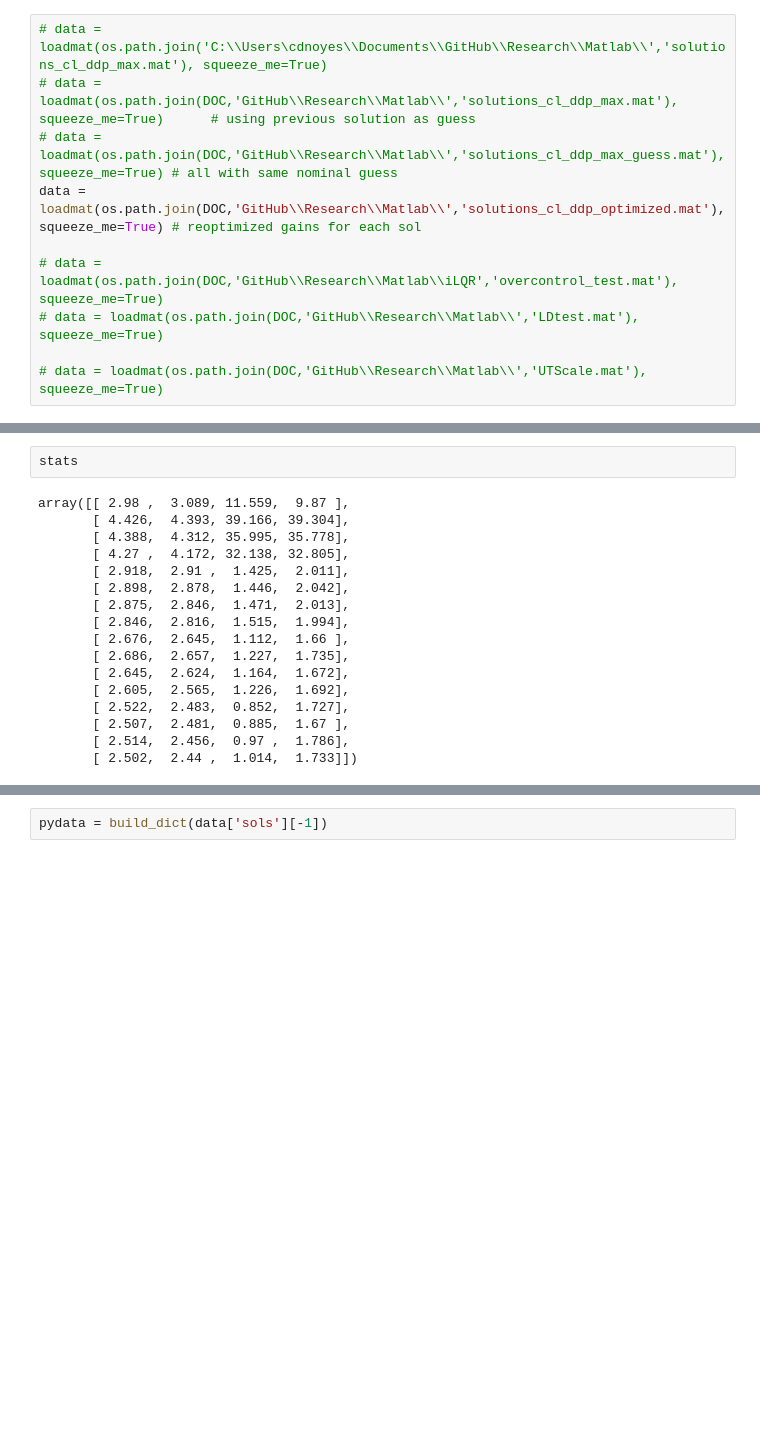
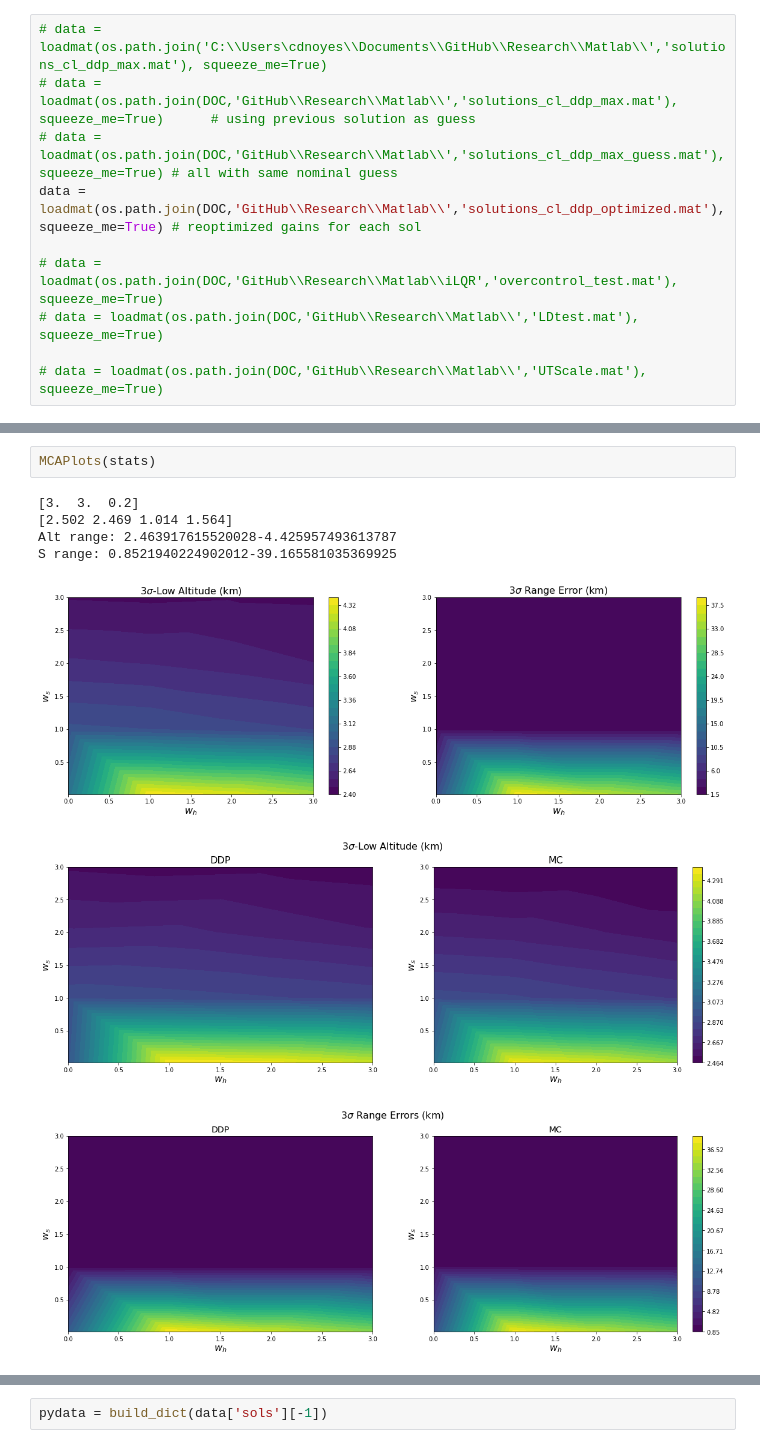
Before and after one commit to CDNoyes/EDL-Py, a Jupyter notebook: DDPMonteCarlo.ipynb, the cells around one changed output, grey strips where cells are left out. Saved outputs shown, nothing was run; the diff lists cells and outputs as text; blank space fills up the shorter version.

```diff
--- a/DDPMonteCarlo.ipynb
+++ b/DDPMonteCarlo.ipynb
@@ -432,19 +436,10 @@ S range: 0.8521940224902012-39.303927121842506
-# %%
-stats
-# %% [output]
-array([[ 2.98 ,  3.089, 11.559,  9.87 ],
-       [ 4.426,  4.393, 39.166, 39.304],
-       [ 4.388,  4.312, 35.995, 35.778],
-       [ 4.27 ,  4.172, 32.138, 32.805],
-       [ 2.918,  2.91 ,  1.425,  2.011],
-       [ 2.898,  2.878,  1.446,  2.042],
-       [ 2.875,  2.846,  1.471,  2.013],
-       [ 2.846,  2.816,  1.515,  1.994],
-       [ 2.676,  2.645,  1.112,  1.66 ],
-       [ 2.686,  2.657,  1.227,  1.735],
-       [ 2.645,  2.624,  1.164,  1.672],
-       [ 2.605,  2.565,  1.226,  1.692],
-       [ 2.522,  2.483,  0.852,  1.727],
-       [ 2.507,  2.481,  0.885,  1.67 ],
-       [ 2.514,  2.456,  0.97 ,  1.786],
-       [ 2.502,  2.44 ,  1.014,  1.733]])
+# %%
+MCAPlots(stats)
+# %% [output]
+[3.  3.  0.2]
+[2.502 2.469 1.014 1.564]
+Alt range: 2.463917615520028-4.425957493613787
+S range: 0.8521940224902012-39.165581035369925
+[figure, added]
+[figure, added]
+[figure, added]
```
Also changed, not shown: parts of 3 cells of this notebook, 1 other file.
